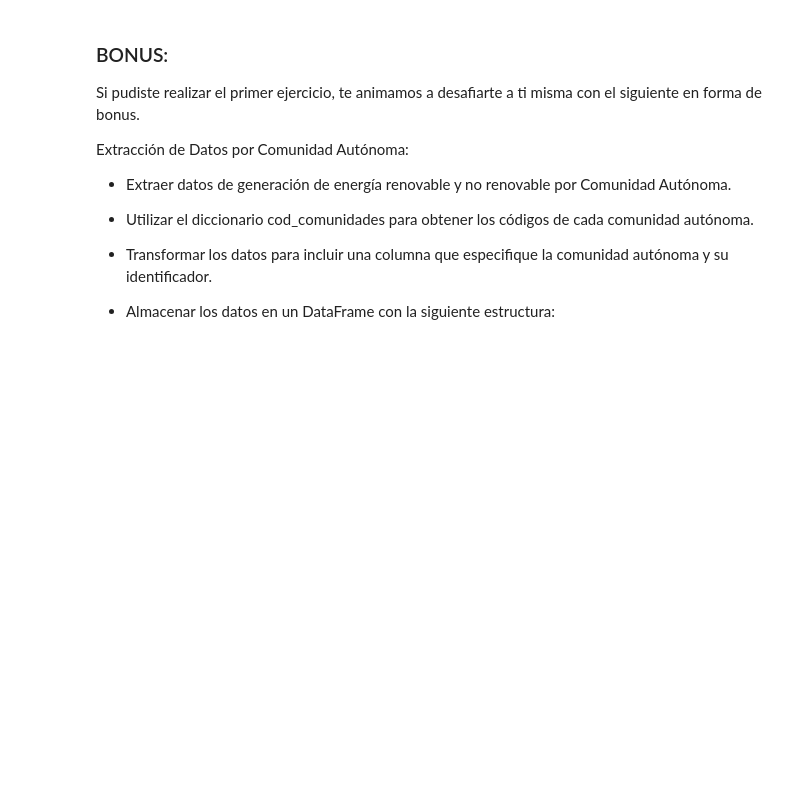
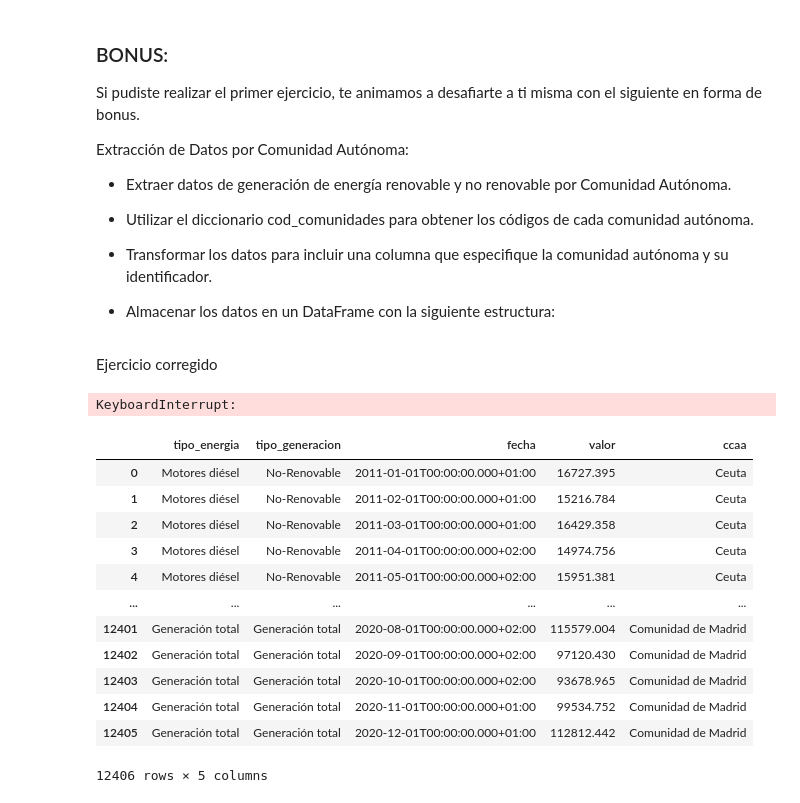
Before and after one commit to PatriciaAnaya/modulo-2-equipo-1, a Jupyter notebook: 01- APIs.ipynb, the cells around one changed output. Drawn from its saved outputs; the diff is of its cells as text; code cells hidden in the pictures; blank space fills up the shorter version.

Commit message:
Correccion ejercicios

```diff
--- a/01- APIs.ipynb
+++ b/01- APIs.ipynb
@@ -352,3 +387,59 @@ Extracción de Datos por Comunidad Autónoma:
 - Transformar los datos para incluir una columna que especifique la comunidad autónoma y su identificador.
 
 - Almacenar los datos en un DataFrame con la siguiente estructura:
+# %% [markdown]
+Ejercicio corregido
+# %%
+cod_comunidades = {'Ceuta': 8744,
+                    'Melilla': 8745,
+                    'Andalucía': 4,
+                    'Aragón': 5,
+                    'Cantabria': 6,
+                    'Castilla - La Mancha': 7,
+                    'Castilla y León': 8,
+                    'Cataluña': 9,
+                    'País Vasco': 10,
+                    'Principado de Asturias': 11,
+                    'Comunidad de Madrid': 13,
+                    'Comunidad Foral de Navarra': 14,
+                    'Comunitat Valenciana': 15,
+                    'Extremadura': 16,
+                    'Galicia': 17,
+                    'Illes Balears': 8743,
+                    'Canarias': 8742,
+                    'Región de Murcia': 21,
+                    'La Rioja': 20}
+# %%
+diccionario_ccaa = {"tipo_energia": [], "tipo_generacion": [], "fecha": [], "valor": [], "ccaa": []}
+for k, v in cod_comunidades.items():
+    for año in range(2011, 2023):
+        url_ccaa = f"https://apidatos.ree.es/es/datos/generacion/estructura-generacion?start_date={año}-01-01T00:00&end_date={año}-12-31T23:59&time_trunc=month&geo_limit=ccaa&geo_ids={v}"
+        datos_ccaa =  requests.get(url_ccaa)
+        json_ccaa = datos_ccaa.json()
+
+        for elemento in json_ccaa["included"]:
+            for dato in elemento["attributes"]["values"]:
+                diccionario_ccaa["tipo_energia"].append(elemento["attributes"]["title"])
+                diccionario_ccaa["tipo_generacion"].append(elemento["attributes"]["type"])
+                diccionario_ccaa["valor"].append(dato["value"])
+                diccionario_ccaa["fecha"].append(dato["datetime"])
+                diccionario_ccaa["ccaa"].append(k)
+# %% [output]
+KeyboardInterrupt:
+# %%
+df_ccaa = pd.DataFrame(diccionario_ccaa)
+df_ccaa
+# %% [output]
+|  | tipo_energia | tipo_generacion | fecha | valor | ccaa |
+| 0 | Motores diésel | No-Renovable | 2011-01-01T00:00:00.000+01:00 | 16727.395 | Ceuta |
+| 1 | Motores diésel | No-Renovable | 2011-02-01T00:00:00.000+01:00 | 15216.784 | Ceuta |
+| 2 | Motores diésel | No-Renovable | 2011-03-01T00:00:00.000+01:00 | 16429.358 | Ceuta |
+| 3 | Motores diésel | No-Renovable | 2011-04-01T00:00:00.000+02:00 | 14974.756 | Ceuta |
+| 4 | Motores diésel | No-Renovable | 2011-05-01T00:00:00.000+02:00 | 15951.381 | Ceuta |
+| ... | ... | ... | ... | ... | ... |
+| 12401 | Generación total | Generación total | 2020-08-01T00:00:00.000+02:00 | 115579.004 | Comunidad de Madrid |
+| 12402 | Generación total | Generación total | 2020-09-01T00:00:00.000+02:00 | 97120.430 | Comunidad de Madrid |
+| 12403 | Generación total | Generación total | 2020-10-01T00:00:00.000+02:00 | 93678.965 | Comunidad de Madrid |
+| 12404 | Generación total | Generación total | 2020-11-01T00:00:00.000+01:00 | 99534.752 | Comunidad de Madrid |
+| 12405 | Generación total | Generación total | 2020-12-01T00:00:00.000+01:00 | 112812.442 | Comunidad de Madrid |
+12406 rows × 5 columns
```
Also changed, not shown: parts of 11 cells of this notebook.
